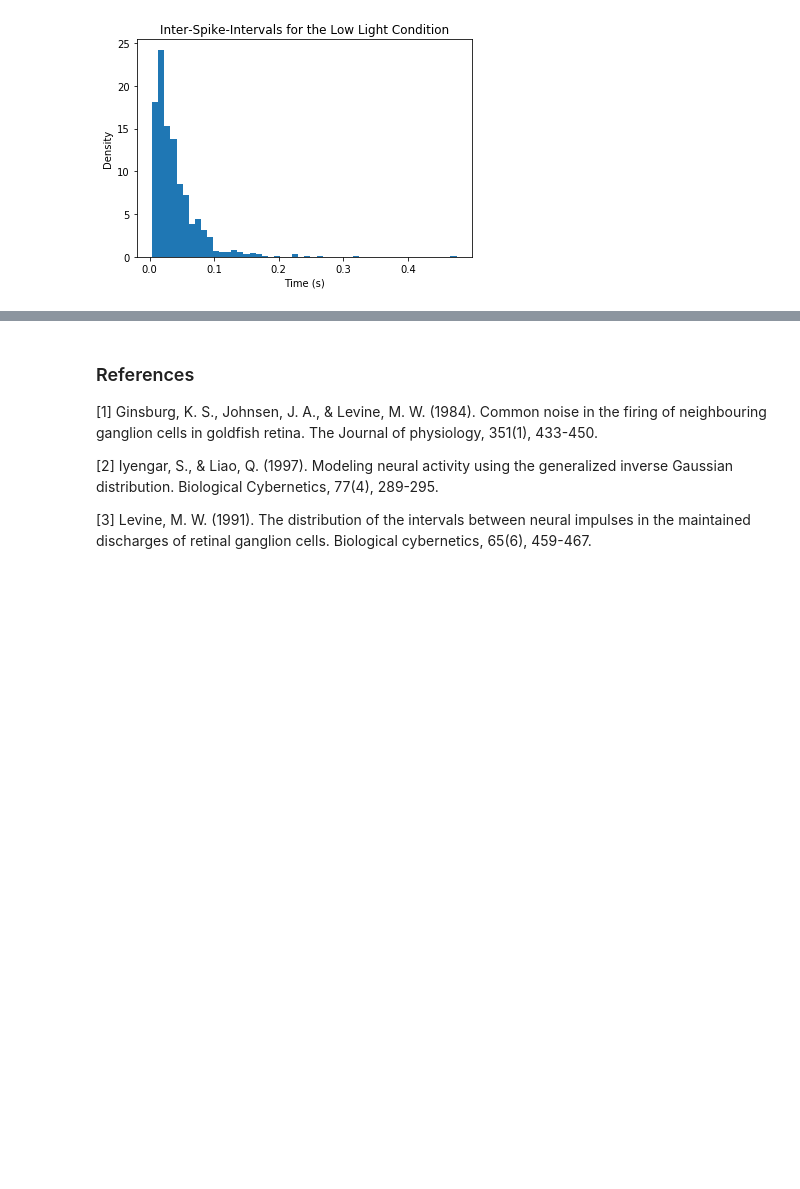
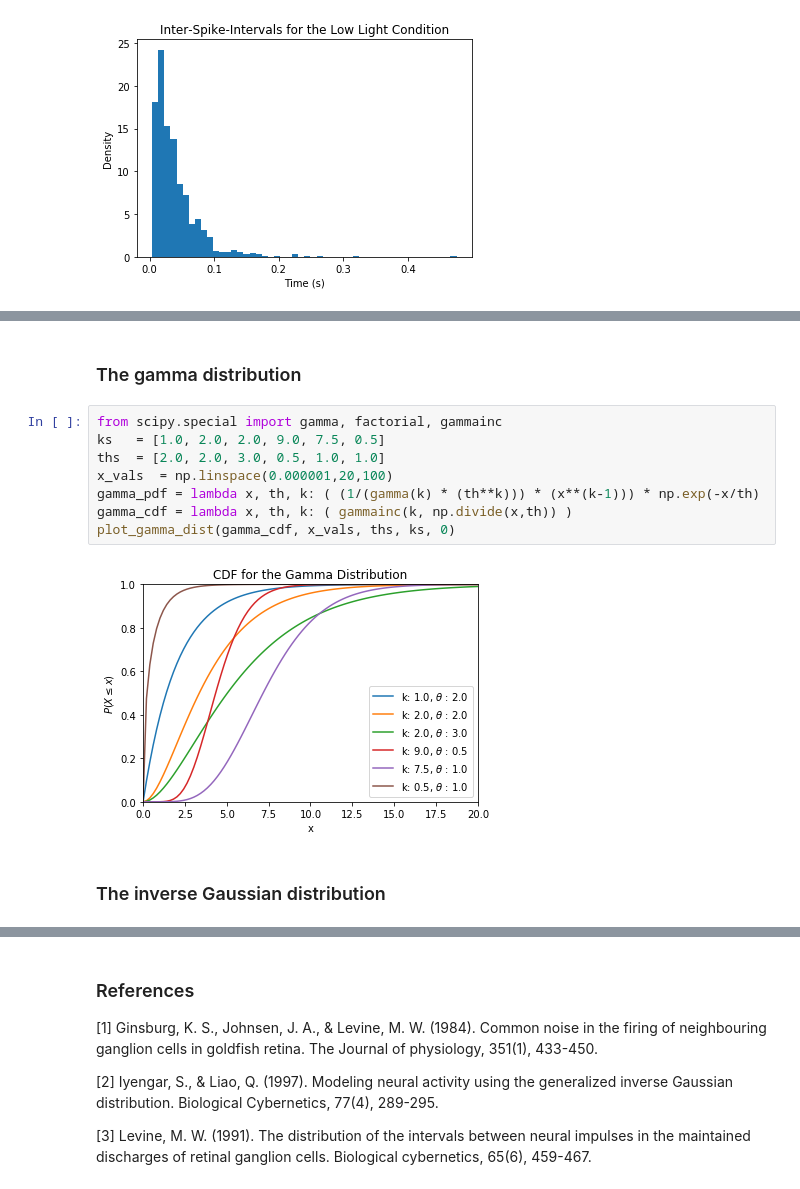
Before and after one commit to josefinacmenendez/IQ_BIO_Workshop_2019, a Jupyter notebook: neural_data_analysis_tutorial.ipynb, the cells around one changed output, grey strips where cells are left out. Drawn from its saved outputs; the diff is of its cells as text; blank space fills up the shorter version.

```diff
--- a/neural_data_analysis_tutorial.ipynb
+++ b/neural_data_analysis_tutorial.ipynb
@@ -132,0 +171,14 @@ AttributeError: module 'numpy' has no attribute 'dif'
+# %% [markdown]
+### The gamma distribution
+# %%
+from scipy.special import gamma, factorial, gammainc
+ks   = [1.0, 2.0, 2.0, 9.0, 7.5, 0.5]
+ths  = [2.0, 2.0, 3.0, 0.5, 1.0, 1.0]
+x_vals  = np.linspace(0.000001,20,100)
+gamma_pdf = lambda x, th, k: ( (1/(gamma(k) * (th**k))) * (x**(k-1))) * np.exp(-x/th)
+gamma_cdf = lambda x, th, k: ( gammainc(k, np.divide(x,th)) )
+plot_gamma_dist(gamma_cdf, x_vals, ths, ks, 0)
+# %% [output]
+[figure, added]
+# %% [markdown]
+### The inverse Gaussian distribution
```
Also changed, not shown: parts of 18 cells of this notebook, 1 other file.
